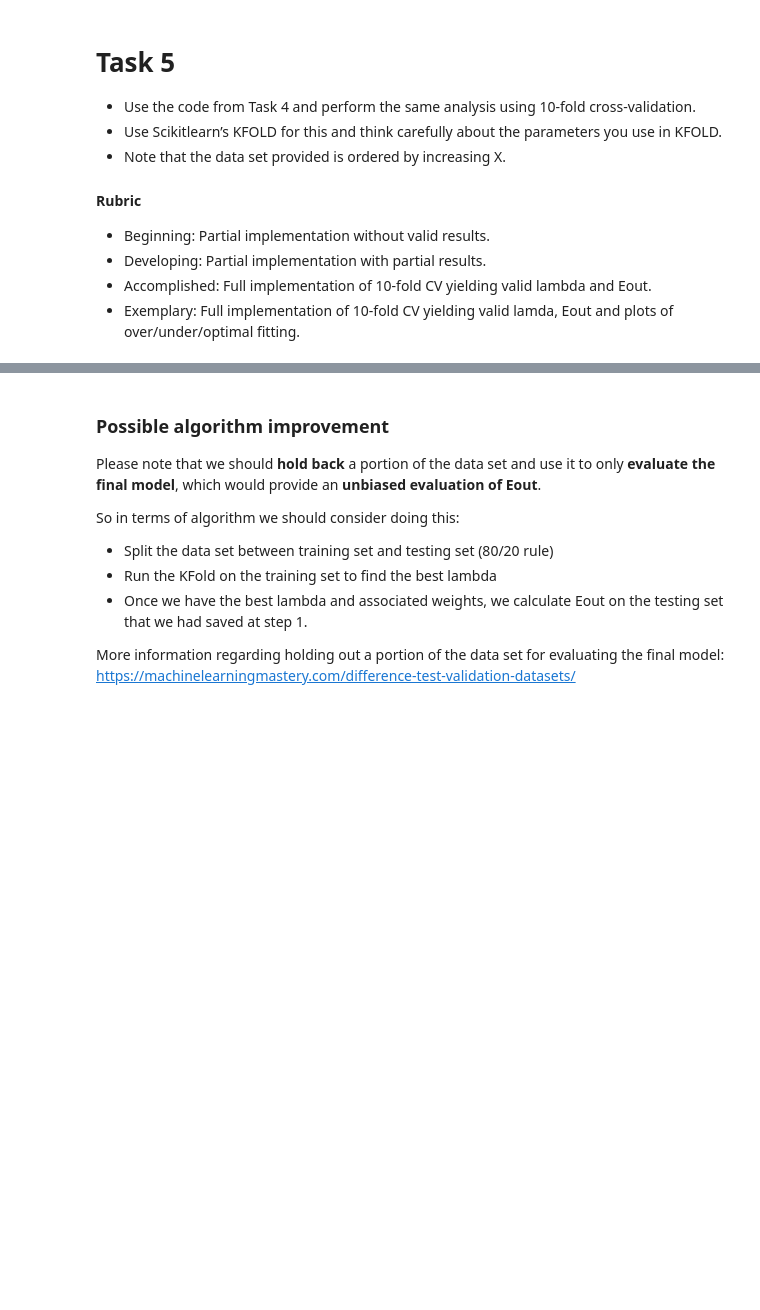
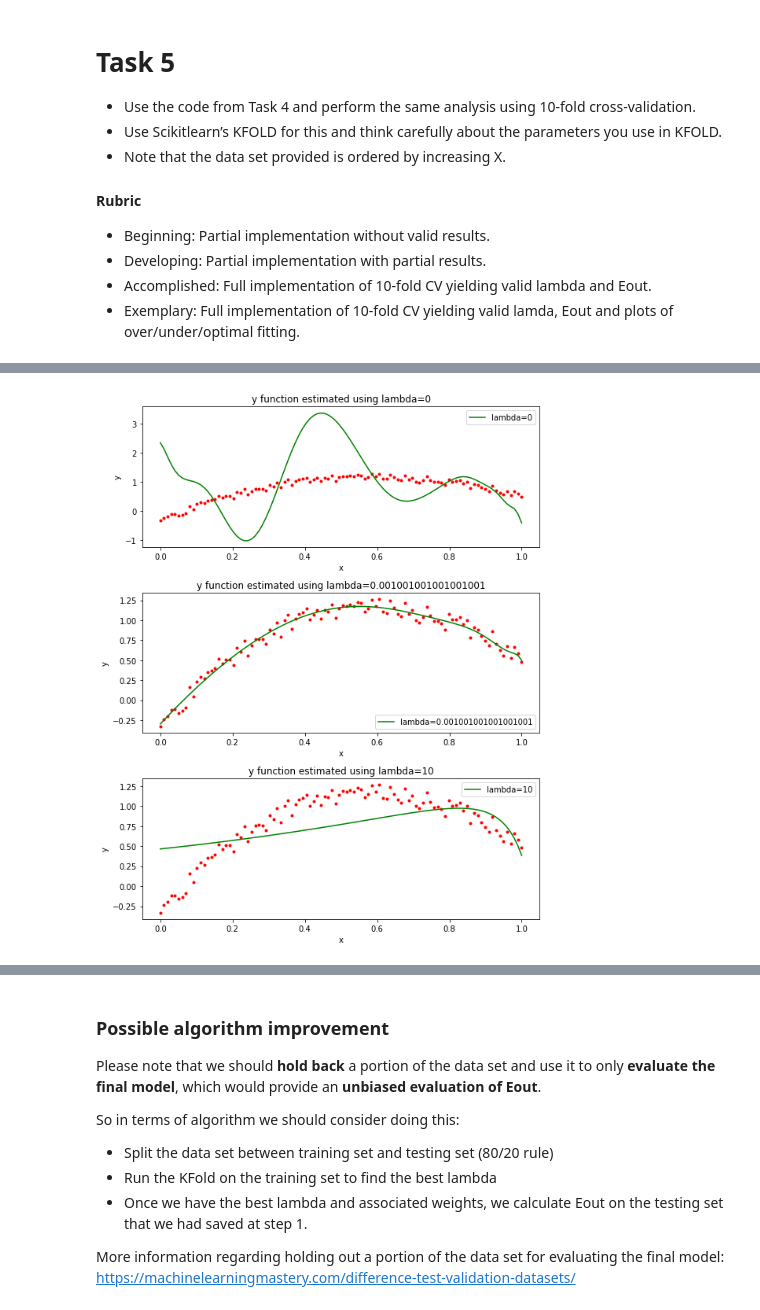
Before and after one commit to vipulpopat/MSCAI_Sem1_Etivity4, a Jupyter notebook: Etivity4_CE6002_18263461.ipynb, the cells around one changed output, grey strips where cells are left out. Saved outputs shown, nothing was run; the diff lists cells and outputs as text; code cells hidden in the pictures; blank space fills up the shorter version.

```diff
--- a/Etivity4_CE6002_18263461.ipynb
+++ b/Etivity4_CE6002_18263461.ipynb
@@ -323,0 +334,30 @@ lowest_eout_index:3 best_lambda:0.003003003003003003
+# %%
+
+plt.figure(figsize=(8, 10))
+
+ls = [0, best_lambda, 10]
+best_weights = []
+
+for i in range(1,4):
+    subplt = int(str(31)+str(i))
+
+    plt.subplot(subplt)
+    ein, eout, weights = experiment(50, ls[i-1])
+    pred = calc_polynom(weights, X)
+
+    plt.plot(X,y,'r.')
+    plt.xlabel('x')
+    plt.ylabel('y')
+    lbl = 'lambda=' + str(ls[i-1])
+    plt.title('y function estimated using ' + lbl)
+    plt.plot(X, pred  , 'g', label=lbl)
+    plt.legend(loc='best')
+    plt.tight_layout()
+
+    # keep the weights for 'best_lambda' so that we can analyse them later on.
+    if(i==2):
+        best_weights = weights
+
+plt.show()
+# %% [output]
+[figure, added]
```
Also changed, not shown: parts of 27 cells of this notebook.
